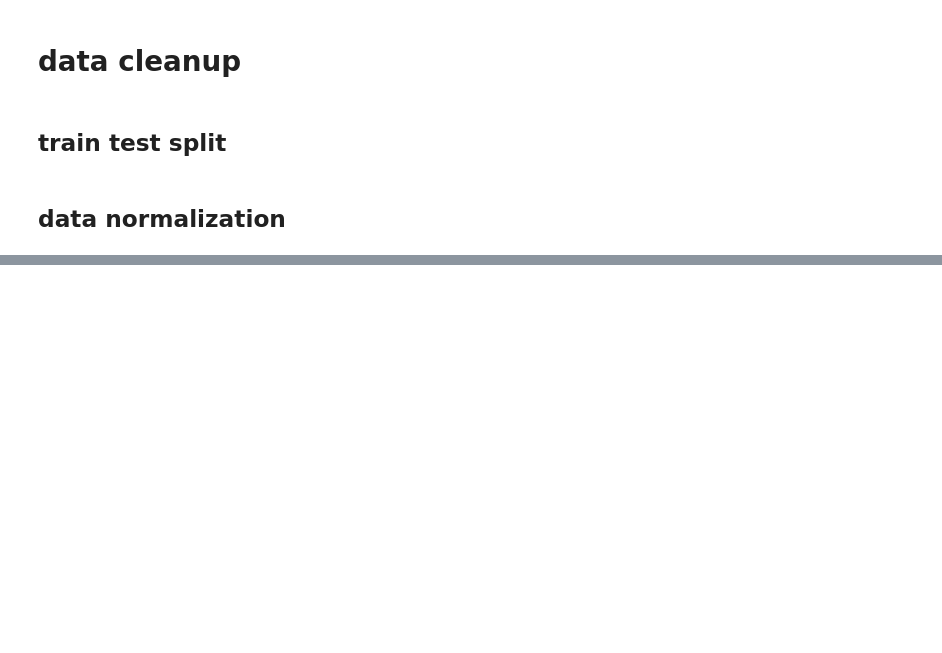
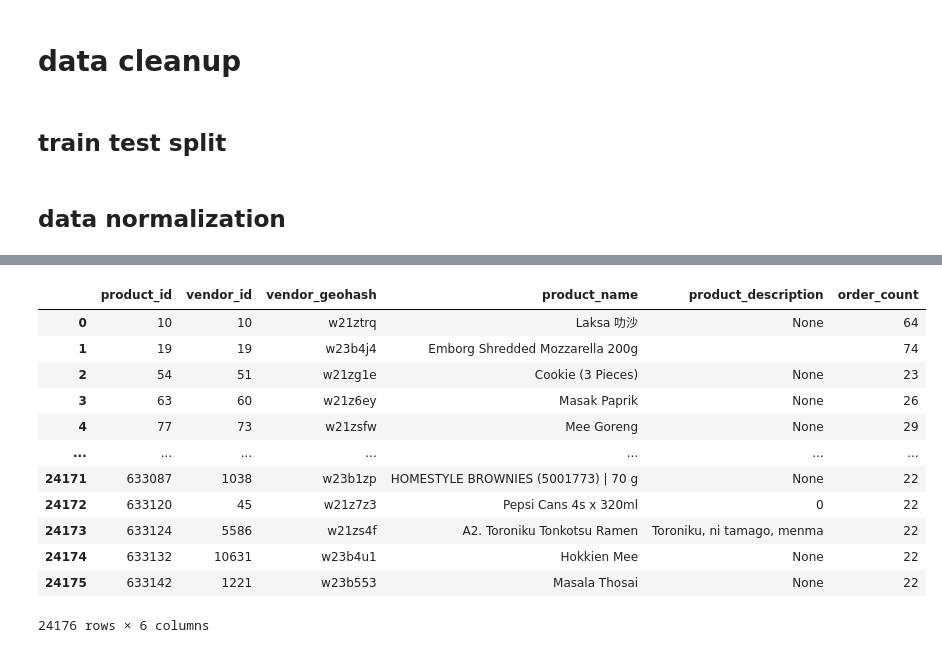
Before and after one commit to cb-314/vendor_challenge, a Jupyter notebook: vendor_challenge.ipynb, the cells around one changed output, grey strips where cells are left out. Saved outputs shown, nothing was run; the diff lists cells and outputs as text; code cells hidden in the pictures; blank space fills up the shorter version.

```diff
--- a/vendor_challenge.ipynb
+++ b/vendor_challenge.ipynb
@@ -65,0 +200,5 @@ products_description_df = products_sample_train_df[primary_keys + ["product_desc
+# %%
+# check if text_tokens are in words corpus
+words = nltk.corpus.words.words()
+products_name_token_df["is_english"] = products_name_token_df["text_tokens"].isin(words)
+products_description_token_df["is_english"] = products_description_token_df["text_tokens"].isin(words)
@@ -65,0 +297,16 @@ products_description_df = products_sample_train_df[primary_keys + ["product_desc
+# %%
+products_raw_df.merge(products_english_df[products_english_df["total_is_english"] == 0 ][primary_keys], on=primary_keys, how="inner")
+# %% [output]
+|  | product_id | vendor_id | vendor_geohash | product_name | product_description | order_count |
+| 0 | 10 | 10 | w21ztrq | Laksa 叻沙 | None | 64 |
+| 1 | 19 | 19 | w23b4j4 | Emborg Shredded Mozzarella 200g |  | 74 |
+| 2 | 54 | 51 | w21zg1e | Cookie (3 Pieces) | None | 23 |
+| 3 | 63 | 60 | w21z6ey | Masak Paprik | None | 26 |
+| 4 | 77 | 73 | w21zsfw | Mee Goreng | None | 29 |
+| ... | ... | ... | ... | ... | ... | ... |
+| 24171 | 633087 | 1038 | w23b1zp | HOMESTYLE BROWNIES (5001773) | 70 g | None | 22 |
+| 24172 | 633120 | 45 | w21z7z3 | Pepsi Cans 4s x 320ml | 0 | 22 |
+| 24173 | 633124 | 5586 | w21zs4f | A2. Toroniku Tonkotsu Ramen | Toroniku, ni tamago, menma | 22 |
+| 24174 | 633132 | 10631 | w23b4u1 | Hokkien Mee | None | 22 |
+| 24175 | 633142 | 1221 | w23b553 | Masala Thosai | None | 22 |
+24176 rows × 6 columns
```
Also changed, not shown: parts of 36 cells of this notebook.
